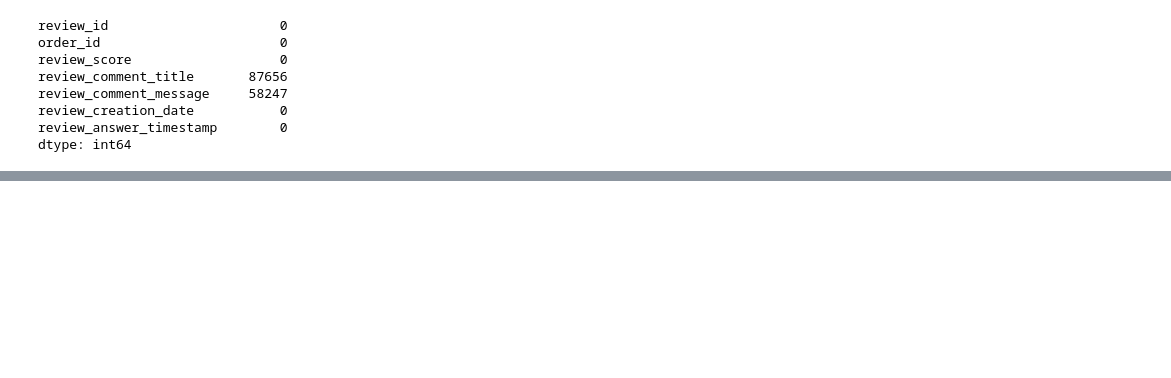
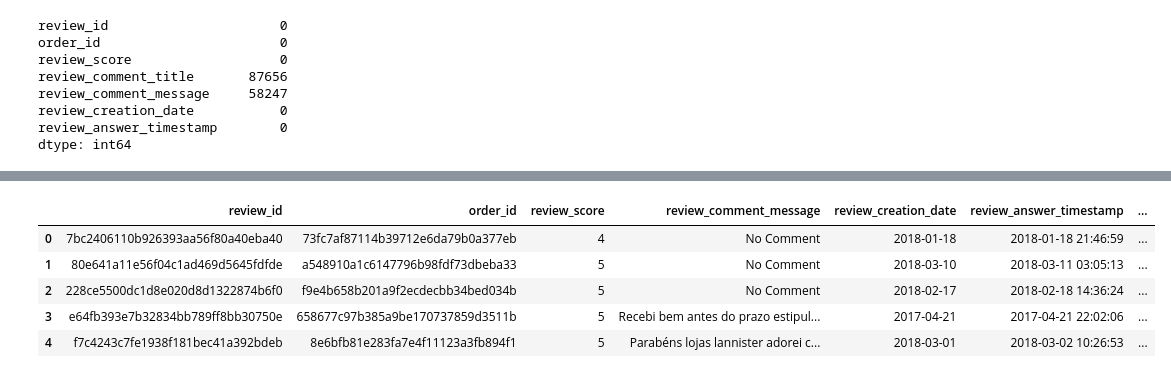
Before and after one commit to Hai2310/End-to-End-E-Commerce-Analytics-System, a Jupyter notebook: etl/clean_data.ipynb, the cells around one changed output, grey strips where cells are left out. Cells and saved outputs as stored; diff of their text form; code cells hidden in the pictures; blank space fills up the shorter version.

Commit message:
Clean orders, reviews

```diff
--- a/etl/clean_data.ipynb
+++ b/etl/clean_data.ipynb
@@ -430,3 +420,5 @@ review_comment_message     58247
 review_creation_date           0
 review_answer_timestamp        0
 dtype: int64
+# %%
+reviews.drop(columns = ["review_comment_title"], inplace = True)
@@ -432,0 +445,4 @@ dtype: int64
+# %%
+# Chuyển đổi kiểu dữ liệu cột review_creation_date, review_answer_timestamp
+reviews["review_creation_date"] = pd.to_datetime(reviews["review_creation_date"])
+reviews["review_answer_timestamp"] = pd.to_datetime(reviews["review_answer_timestamp"])
@@ -432,0 +476,13 @@ dtype: int64
+# %%
+# Lọc các data bẩn trong cột review_comment_message
+reviews["review_comment_message"] = reviews["review_comment_message"].str.replace(r"\r|\n|\?", "", regex = True)
+# %%
+# Fill giá trị null
+reviews.fillna(value = {"review_comment_message" : "No Comment"}, inplace = True).head()
+# %% [output]
+|  | review_id | order_id | review_score | review_comment_message | review_creation_date | review_answer_timestamp | ... |
+| 0 | 7bc2406110b926393aa56f80a40eba40 | 73fc7af87114b39712e6da79b0a377eb | 4 | No Comment | 2018-01-18 | 2018-01-18 21:46:59 | ... |
+| 1 | 80e641a11e56f04c1ad469d5645fdfde | a548910a1c6147796b98fdf73dbeba33 | 5 | No Comment | 2018-03-10 | 2018-03-11 03:05:13 | ... |
+| 2 | 228ce5500dc1d8e020d8d1322874b6f0 | f9e4b658b201a9f2ecdecbb34bed034b | 5 | No Comment | 2018-02-17 | 2018-02-18 14:36:24 | ... |
+| 3 | e64fb393e7b32834bb789ff8bb30750e | 658677c97b385a9be170737859d3511b | 5 | Recebi bem antes do prazo estipul... | 2017-04-21 | 2017-04-21 22:02:06 | ... |
+| 4 | f7c4243c7fe1938f181bec41a392bdeb | 8e6bfb81e283fa7e4f11123a3fb894f1 | 5 | Parabéns lojas lannister adorei c... | 2018-03-01 | 2018-03-02 10:26:53 | ... |
```
Also changed, not shown: parts of 28 cells of this notebook, 33 other files.
